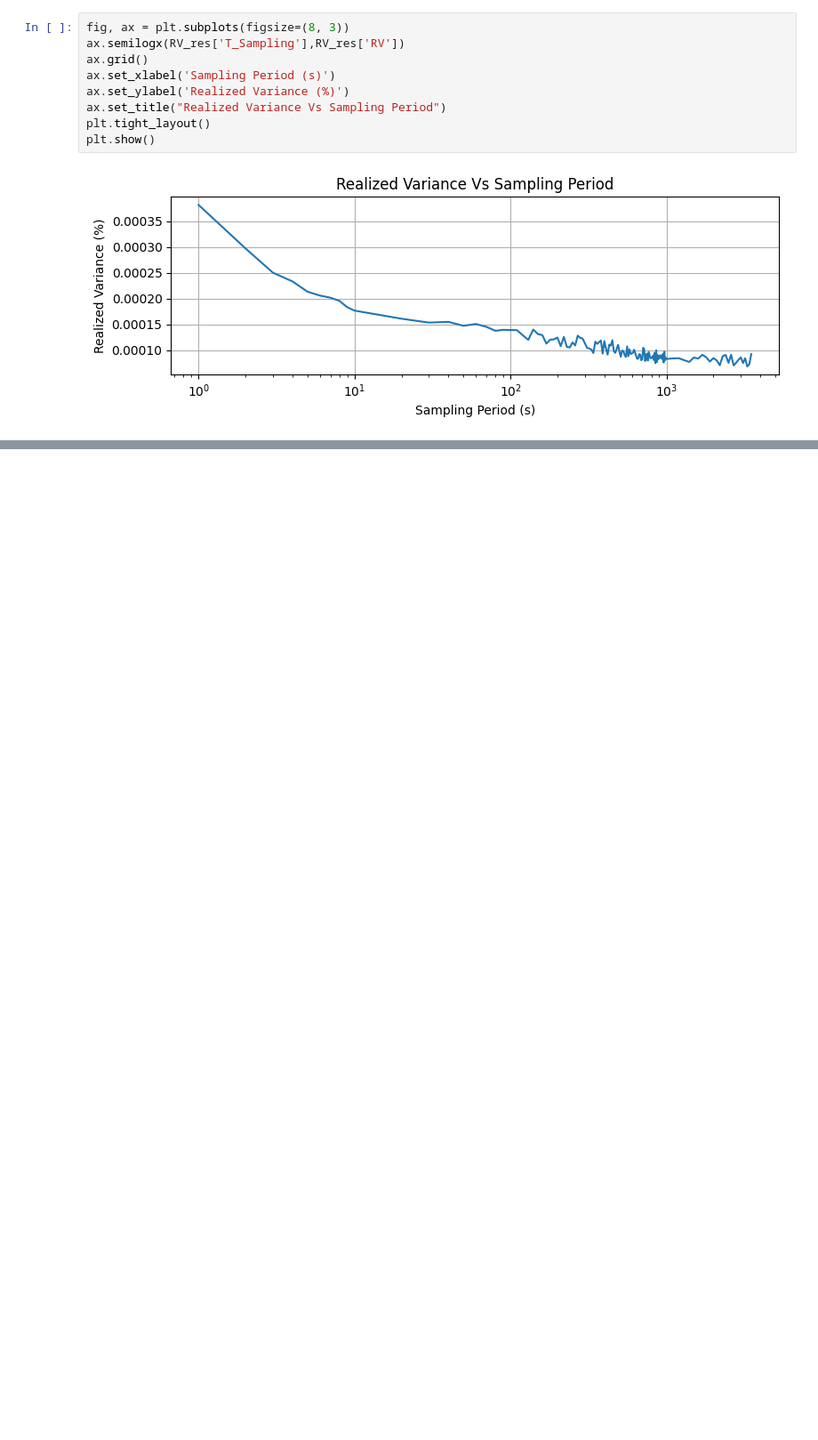
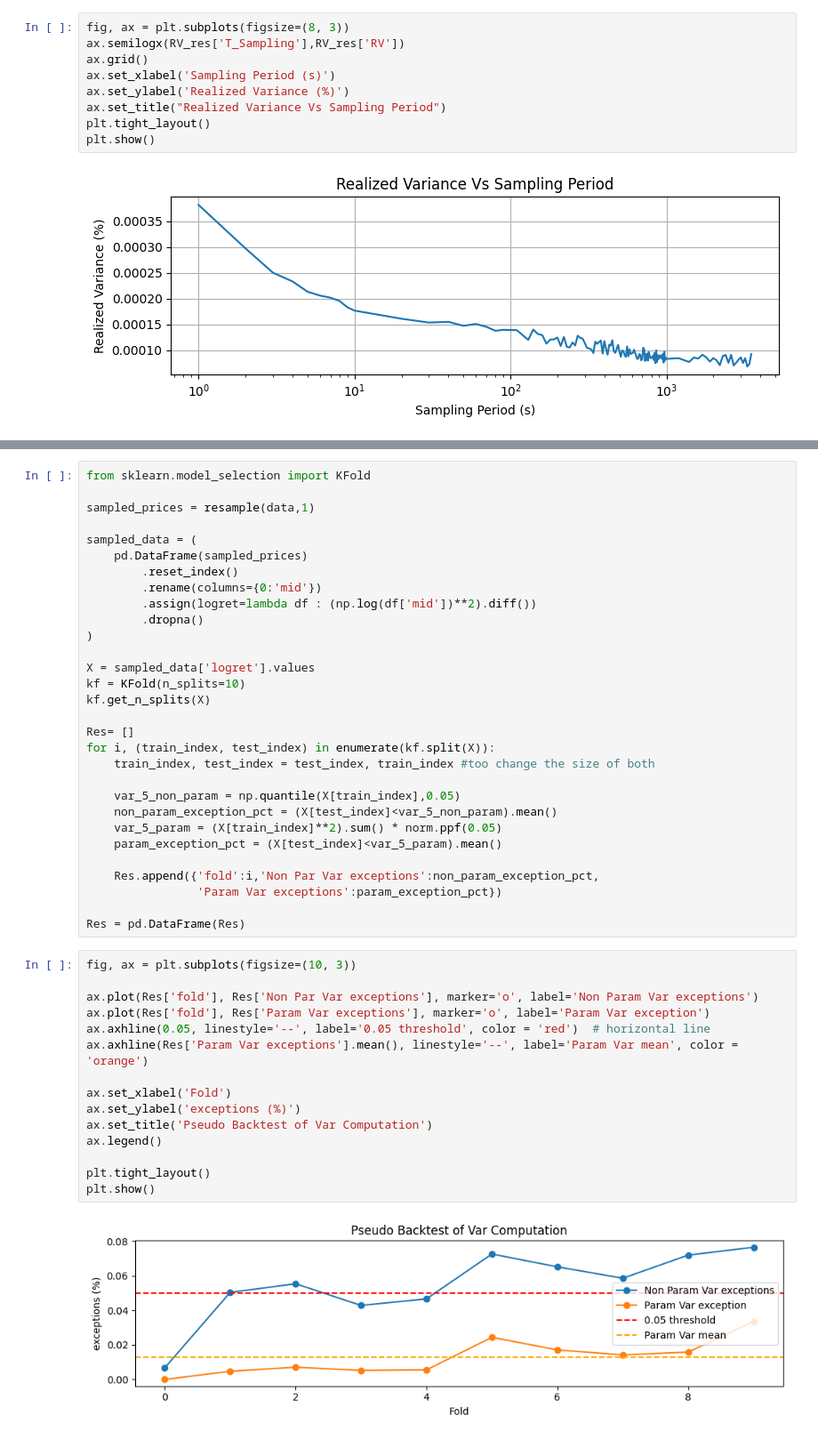
Before and after one commit to MassilGG/Financial_Econometrics, a Jupyter notebook: Topic3.ipynb, the cells around one changed output, grey strips where cells are left out. Shown at 89% size. Saved outputs shown, nothing was run; the diff lists cells and outputs as text; blank space fills up the shorter version.

```diff
--- a/Topic3.ipynb
+++ b/Topic3.ipynb
@@ -230,0 +322,47 @@ plt.show()
+# %%
+from sklearn.model_selection import KFold
+
+sampled_prices = resample(data,1)
+
+sampled_data = (
+    pd.DataFrame(sampled_prices)
+        .reset_index()
+        .rename(columns={0:'mid'})
+        .assign(logret=lambda df : (np.log(df['mid'])**2).diff())
+        .dropna()
+)
+
+X = sampled_data['logret'].values
+kf = KFold(n_splits=10)
+kf.get_n_splits(X)
+
+Res= []
+for i, (train_index, test_index) in enumerate(kf.split(X)):
+    train_index, test_index = test_index, train_index #too change the size of both
+
+    var_5_non_param = np.quantile(X[train_index],0.05)
+    non_param_exception_pct = (X[test_index]<var_5_non_param).mean()
+    var_5_param = (X[train_index]**2).sum() * norm.ppf(0.05)
+    param_exception_pct = (X[test_index]<var_5_param).mean()
+
+    Res.append({'fold':i,'Non Par Var exceptions':non_param_exception_pct,
+                'Param Var exceptions':param_exception_pct})
+
+Res = pd.DataFrame(Res)
+# %%
+fig, ax = plt.subplots(figsize=(10, 3))
+
+ax.plot(Res['fold'], Res['Non Par Var exceptions'], marker='o', label='Non Param Var exceptions')
+ax.plot(Res['fold'], Res['Param Var exceptions'], marker='o', label='Param Var exception')
+ax.axhline(0.05, linestyle='--', label='0.05 threshold', color = 'red')  # horizontal line
+ax.axhline(Res['Param Var exceptions'].mean(), linestyle='--', label='Param Var mean', color = 'orange')
+
+ax.set_xlabel('Fold')
+ax.set_ylabel('exceptions (%)')
+ax.set_title('Pseudo Backtest of Var Computation')
+ax.legend()
+
+plt.tight_layout()
+plt.show()
+# %% [output]
+[figure, added]
```
Also changed, not shown: parts of 31 cells of this notebook.
